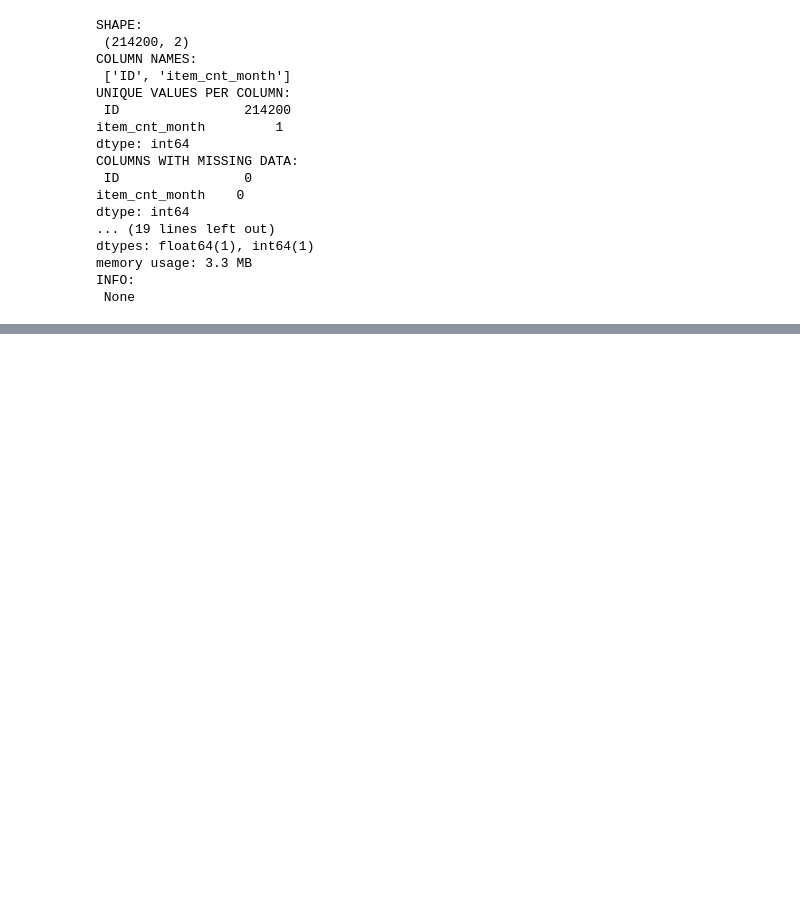
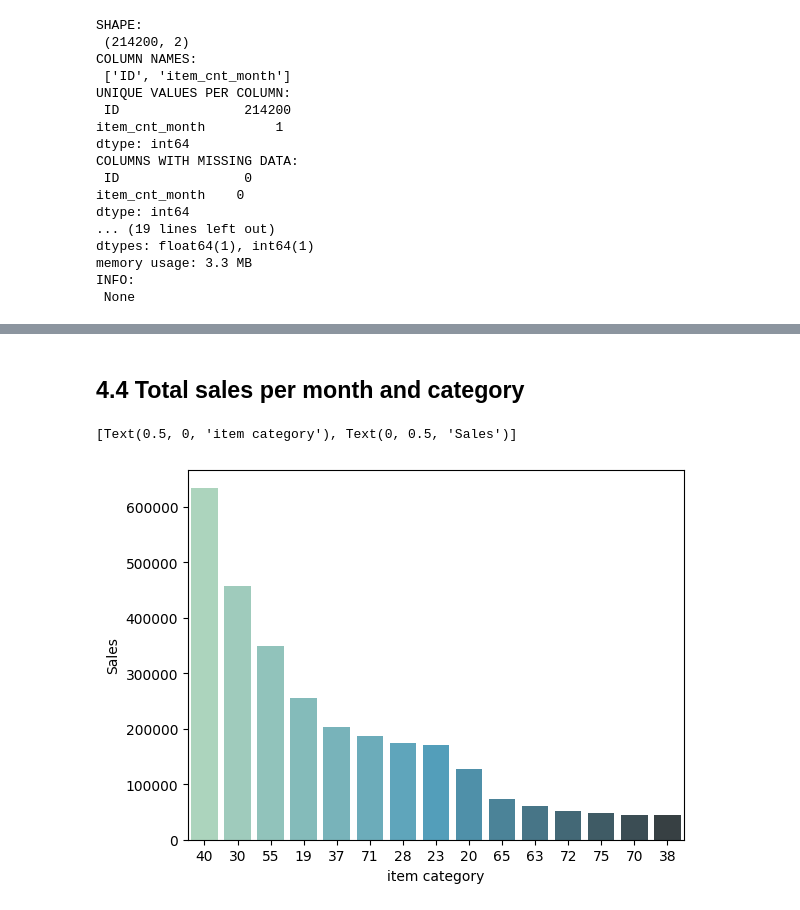
Before and after one commit to LHY-UESTC/Data-Mining, a Jupyter notebook: Predict Future Sales/Predict-Future-Sales2.ipynb, the cells around one changed output, grey strips where cells are left out. Cells and saved outputs as stored; diff of their text form; code cells hidden in the pictures; blank space fills up the shorter version.

```diff
--- a/Predict Future Sales/Predict-Future-Sales2.ipynb
+++ b/Predict Future Sales/Predict-Future-Sales2.ipynb
@@ -466,0 +580,22 @@ df_sub.drop('item_cnt_month',axis=1,inplace=True)
+# %% [markdown]
+## 4.4 Total sales per month and category
+# %%
+# 对合并后的数据框 full_df 按照 'item_category_id' 列进行分组，并对 'item_cnt_day' 列进行求和，得到每个商品类别的总销售量。
+items_x_cat=full_df.groupby('item_category_id').agg({'item_cnt_day':'sum'})
+# 将分组后的结果重新设置为数据框，并重置索引。
+items_x_cat.reset_index(inplace=True)
+# 按照销售量降序对商品类别进行排序。
+items_x_cat=items_x_cat.sort_values('item_cnt_day',ascending=False)
+# 选择销售量排名前15的商品类别。
+items_x_cat_top=items_x_cat[0:15]
+# 将商品类别的数据类型转换为对象类型，以便在条形图中正确显示类别标签。
+items_x_cat_top['item_category_id']=items_x_cat_top['item_category_id'].astype(object)
+# 重置商品类别的索引，去除原有的索引列。
+items_x_cat_top=items_x_cat_top.reset_index(drop=True)
+# 使用 Seaborn 库绘制条形图。指定 y 轴为销售量，x 轴为商品类别，调色板为 'GnBu_d'，数据来源为 items_x_cat_top 数据框，同时根据销售量降序对商品类别进行排序。
+barplot=sns.barplot(y='item_cnt_day',x='item_category_id',palette='GnBu_d',data=items_x_cat_top,order=items_x_cat_top.sort_values('item_cnt_day',ascending=False).item_category_id)
+# 设置 x 轴标签为 "item category"，y 轴标签为 "Sales"。
+barplot.set(xlabel="item category", ylabel = "Sales")
+# %% [output]
+[Text(0.5, 0, 'item category'), Text(0, 0.5, 'Sales')]
+[figure, added]
```
Also changed, not shown: parts of 12 cells of this notebook.
